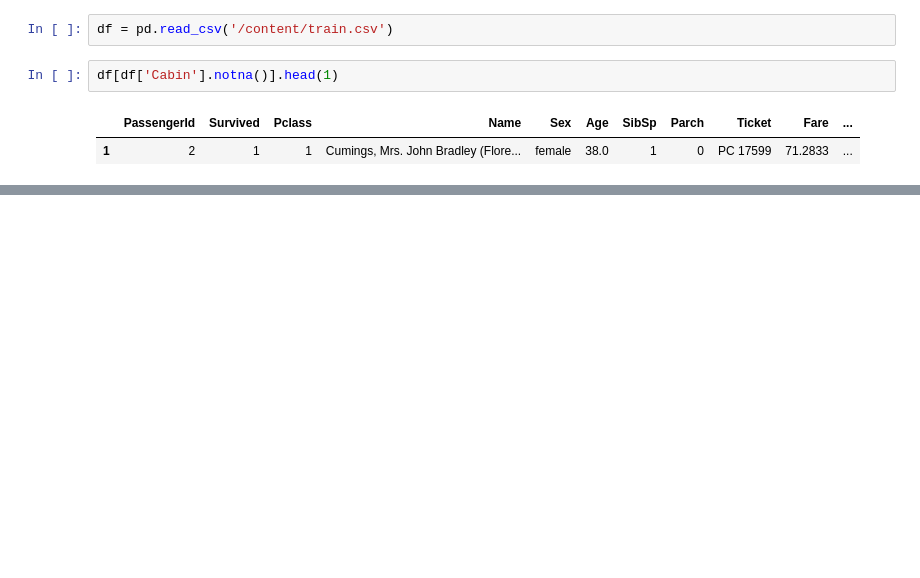
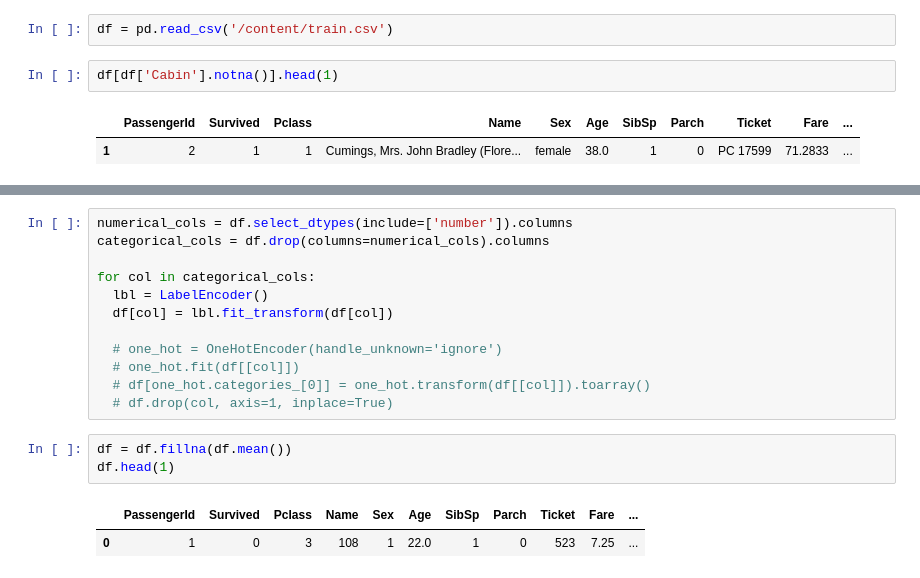
Before and after one commit to UznetDev/Data-science-home-work, a Jupyter notebook: 25_Sen_2024_home_work.ipynb, the cells around one changed output, grey strips where cells are left out. Saved outputs shown, nothing was run; the diff lists cells and outputs as text; blank space fills up the shorter version.

```diff
--- a/25_Sen_2024_home_work.ipynb
+++ b/25_Sen_2024_home_work.ipynb
@@ -108,0 +36,18 @@ Recall: 0.7432432432432432
+# %%
+numerical_cols = df.select_dtypes(include=['number']).columns
+categorical_cols = df.drop(columns=numerical_cols).columns
+
+for col in categorical_cols:
+  lbl = LabelEncoder()
+  df[col] = lbl.fit_transform(df[col])
+
+  # one_hot = OneHotEncoder(handle_unknown='ignore')
+  # one_hot.fit(df[[col]])
+  # df[one_hot.categories_[0]] = one_hot.transform(df[[col]]).toarray()
+  # df.drop(col, axis=1, inplace=True)
+# %%
+df = df.fillna(df.mean())
+df.head(1)
+# %% [output]
+|  | PassengerId | Survived | Pclass | Name | Sex | Age | SibSp | Parch | Ticket | Fare | ... |
+| 0 | 1 | 0 | 3 | 108 | 1 | 22.0 | 1 | 0 | 523 | 7.25 | ... |
```
Also changed, not shown: parts of 11 cells of this notebook.
